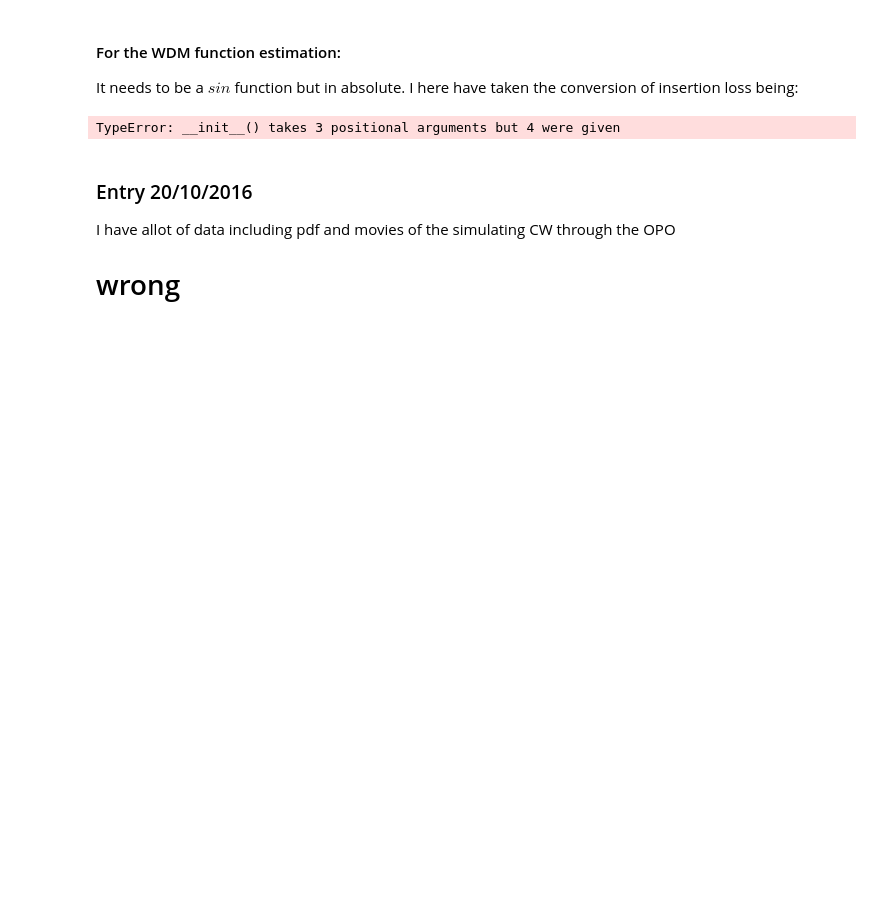
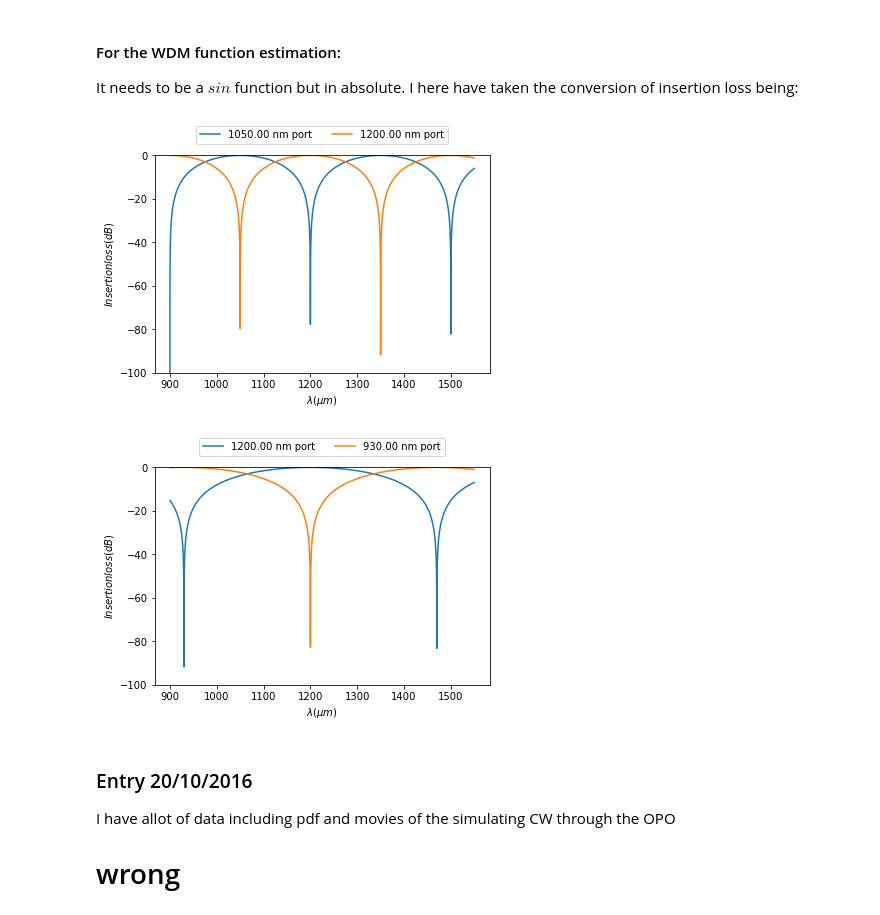
Before and after one commit to ibegleris/w-fopo, a Jupyter notebook: Log_sm-fopo.ipynb, the cells around one changed output. Drawn from its saved outputs; the diff is of its cells as text; code cells hidden in the pictures; blank space fills up the shorter version.

```diff
--- a/Log_sm-fopo.ipynb
+++ b/Log_sm-fopo.ipynb
@@ -174,12 +174,13 @@ class WDM(object):
 # %%
 lv = np.linspace(900,1550,20148)
 # %%
-WDM1 = WDM(1050, 1200,lv)
-WDM2 = WDM(1200, 930,lv)
+WDM1 = WDM(1050, 1200)
+WDM2 = WDM(1200, 930)
 WDM1.plot_dB(lv)
 WDM2.plot_dB(lv)
 # %% [output]
-TypeError: __init__() takes 3 positional arguments but 4 were given
+[figure, added]
+[figure, added]
 # %% [markdown]
 ### Entry 20/10/2016
 I have allot of data including pdf and movies of the simulating CW through the OPO
```
Also changed, not shown: parts of 12 cells of this notebook, 6 other files.
